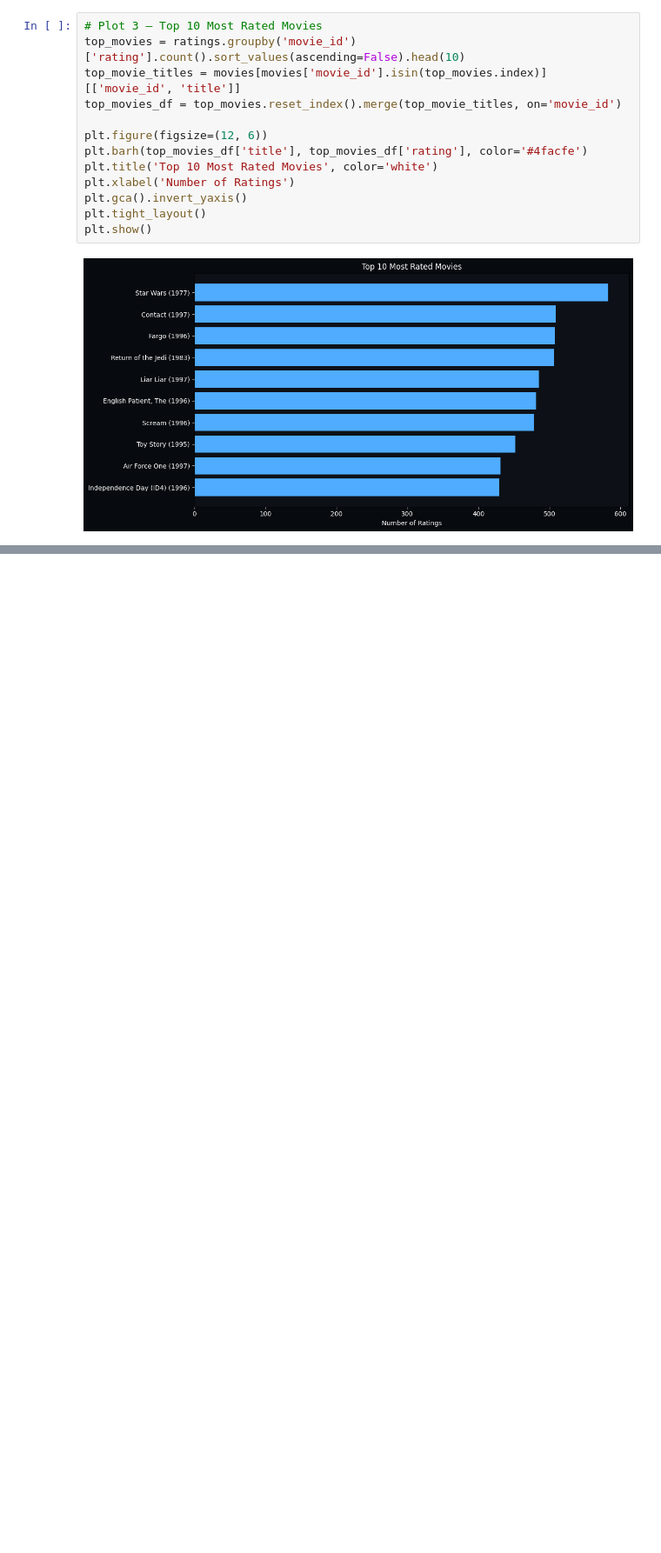
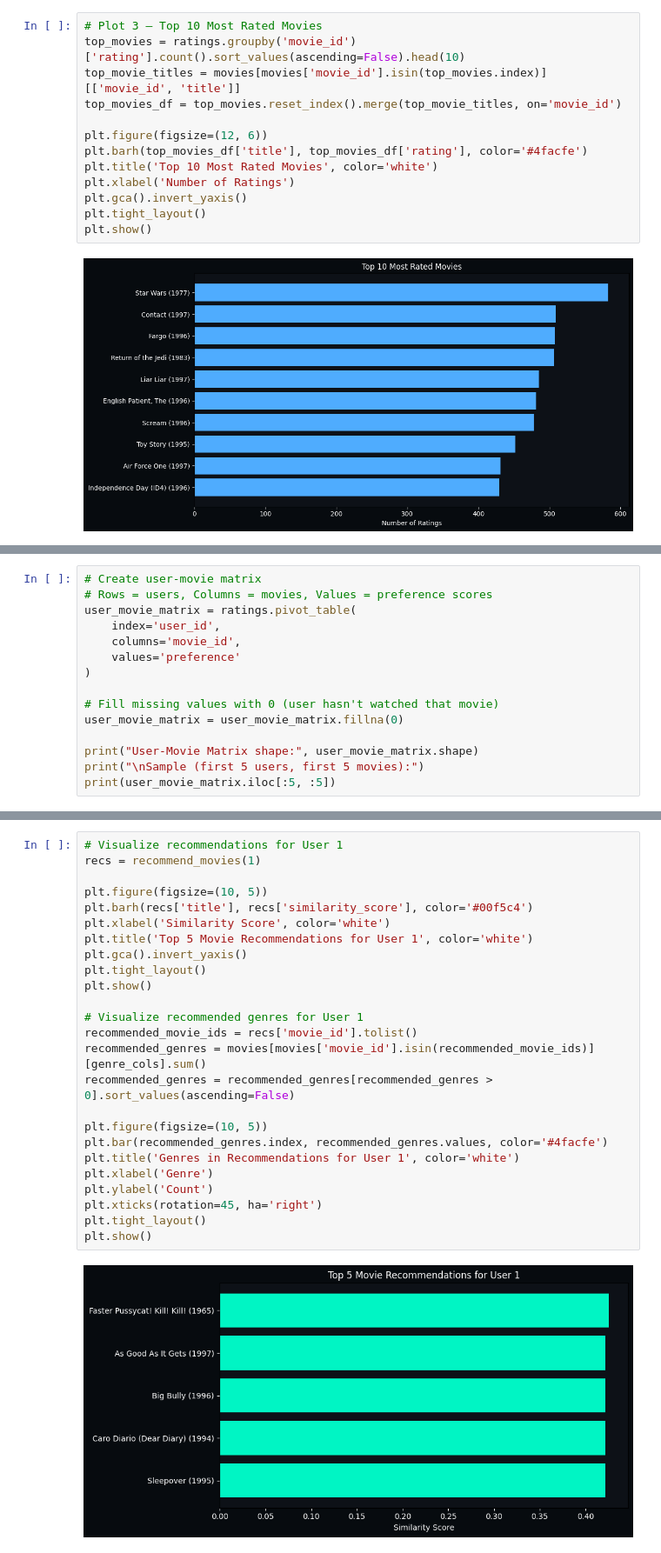
Before and after one commit to Zaryab-Zahid/ML-projects, a Jupyter notebook: Movie recommendation system/movie_recommendation.ipynb, the cells around one changed output, grey strips where cells are left out. Shown at 87% size. Saved outputs shown, nothing was run; the diff lists cells and outputs as text; blank space fills up the shorter version.

```diff
--- a/Movie recommendation system/movie_recommendation.ipynb
+++ b/Movie recommendation system/movie_recommendation.ipynb
@@ -160,0 +197,15 @@ plt.show()
+# %%
+# Create user-movie matrix
+# Rows = users, Columns = movies, Values = preference scores
+user_movie_matrix = ratings.pivot_table(
+    index='user_id',
+    columns='movie_id',
+    values='preference'
+)
+
+# Fill missing values with 0 (user hasn't watched that movie)
+user_movie_matrix = user_movie_matrix.fillna(0)
+
+print("User-Movie Matrix shape:", user_movie_matrix.shape)
+print("\nSample (first 5 users, first 5 movies):")
+print(user_movie_matrix.iloc[:5, :5])
@@ -160,0 +311,27 @@ plt.show()
+# %%
+# Visualize recommendations for User 1
+recs = recommend_movies(1)
+
+plt.figure(figsize=(10, 5))
+plt.barh(recs['title'], recs['similarity_score'], color='#00f5c4')
+plt.xlabel('Similarity Score', color='white')
+plt.title('Top 5 Movie Recommendations for User 1', color='white')
+plt.gca().invert_yaxis()
+plt.tight_layout()
+plt.show()
+
+# Visualize recommended genres for User 1
+recommended_movie_ids = recs['movie_id'].tolist()
+recommended_genres = movies[movies['movie_id'].isin(recommended_movie_ids)][genre_cols].sum()
+recommended_genres = recommended_genres[recommended_genres > 0].sort_values(ascending=False)
+
+plt.figure(figsize=(10, 5))
+plt.bar(recommended_genres.index, recommended_genres.values, color='#4facfe')
+plt.title('Genres in Recommendations for User 1', color='white')
+plt.xlabel('Genre')
+plt.ylabel('Count')
+plt.xticks(rotation=45, ha='right')
+plt.tight_layout()
+plt.show()
+# %% [output]
+[figure, added]
```
Also changed, not shown: parts of 5 cells of this notebook, 1 other file.
